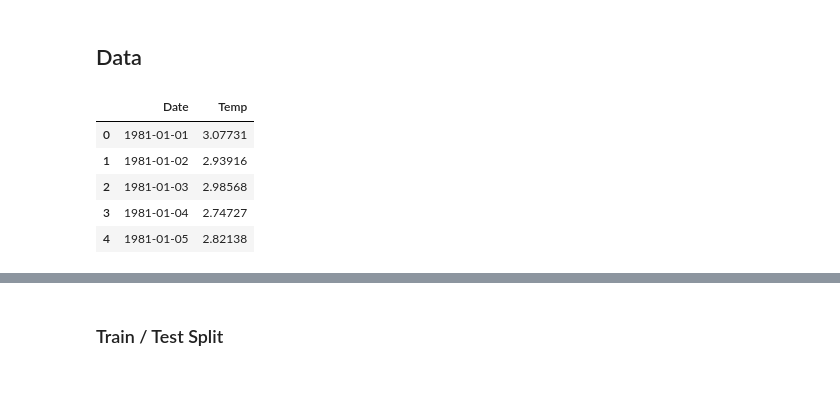
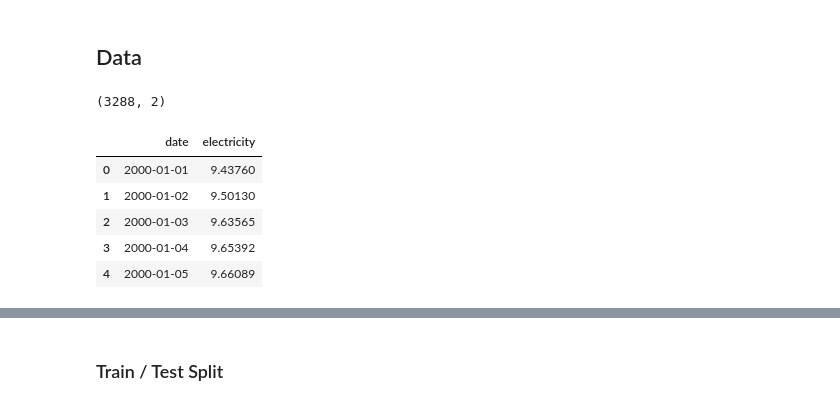
Before and after one commit to pochoi/orbit, a Jupyter notebook: examples/KTR_Example.ipynb, the cells around one changed output, grey strips where cells are left out. Cells and saved outputs as stored; diff of their text form; code cells hidden in the pictures.

```diff
--- a/examples/KTR_Example.ipynb
+++ b/examples/KTR_Example.ipynb
@@ -23,31 +23,30 @@ pd.set_option('display.float_format', lambda x: '%.5f' % x)
 # %% [markdown]
 ## Data
 # %%
-# # from 2000-01-01 to 2008-12-31
-# df = load_electricity_demand()
+# from 2000-01-01 to 2008-12-31
+df = load_electricity_demand()
 
-# date_col = 'date'
-# response_col = 'electricity'
-# df.dtypes
+date_col = 'date'
+response_col = 'electricity'
 
-# df = df[df[date_col] >= '2006-01-01']
-# df[response_col] = np.log(df[response_col])
+df[response_col] = np.log(df[response_col])
 
-# print(df.shape)
-# df.head()
+print(df.shape)
+df.head()
+# %% [output]
+(3288, 2)
+|  | date | electricity |
+| 0 | 2000-01-01 | 9.43760 |
+| 1 | 2000-01-02 | 9.50130 |
+| 2 | 2000-01-03 | 9.63565 |
+| 3 | 2000-01-04 | 9.65392 |
+| 4 | 2000-01-05 | 9.66089 |
 # %%
-df = pd.read_csv("./data/melbourne-daily-min-temperatures.csv", parse_dates=['Date'])
-date_col = 'Date'
-response_col = 'Temp'
-df[response_col] = np.log(1 + df[response_col])
-df.head()
+# df = pd.read_csv("./data/melbourne-daily-min-temperatures.csv", parse_dates=['Date'])
+# date_col = 'Date'
+# response_col = 'Temp'
+# df[response_col] = np.log(1 + df[response_col])
+# df.head()
-# %% [output]
-|  | Date | Temp |
-| 0 | 1981-01-01 | 3.07731 |
-| 1 | 1981-01-02 | 2.93916 |
-| 2 | 1981-01-03 | 2.98568 |
-| 3 | 1981-01-04 | 2.74727 |
-| 4 | 1981-01-05 | 2.82138 |
 # %%
 print(f'starts with {df[date_col].min()}\nends with {df[date_col].max()}\nshape: {df.shape}')
 # %% [output]
```
Also changed, not shown: parts of 8 cells of this notebook.
